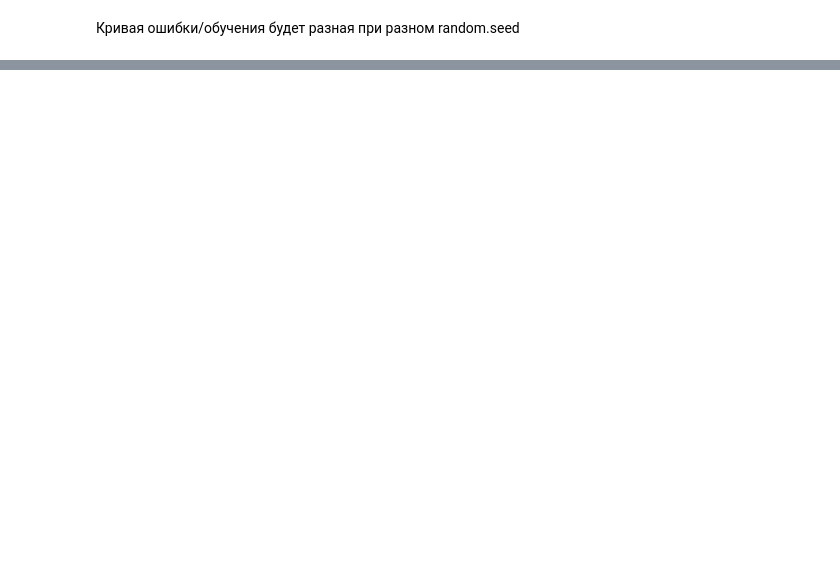
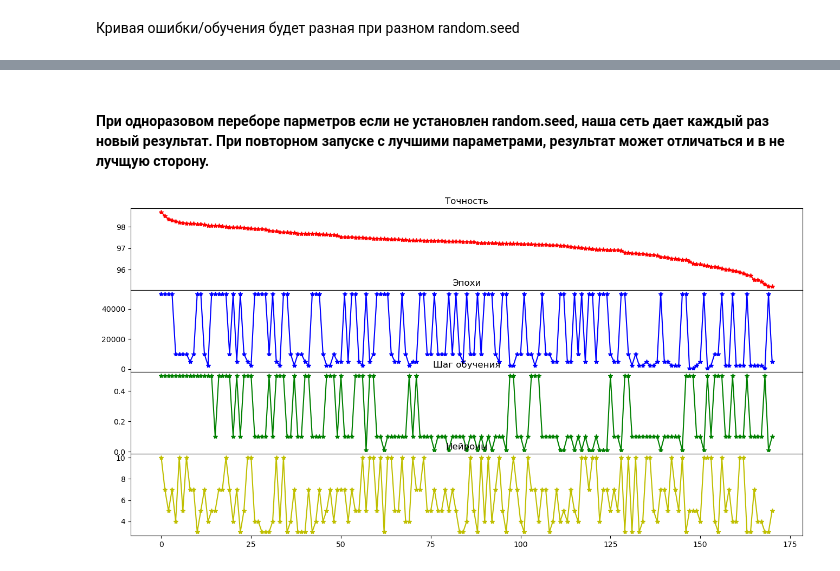
Before and after one commit to achinyaev/neuro_net, a Jupyter notebook: hw01.ipynb, the cells around one changed output, grey strips where cells are left out. Cells and saved outputs as stored; diff of their text form; code cells hidden in the pictures; blank space fills up the shorter version.

```diff
--- a/hw01.ipynb
+++ b/hw01.ipynb
@@ -403,0 +381,43 @@ best_model.run_nn(X_train, y_train, plot_learning_curve=True)
+# %% [markdown]
+#### При одноразовом переборе парметров если не установлен random.seed, наша сеть дает каждый раз новый результат. При повторном запуске с лучшими параметрами, результат может отличаться и в не лучщую сторону.
+# %%
+# отберем лучшие результатты с точностью >95
+list_best = acc.argsort()[-len(acc[acc>95]):][::-1]
+# %%
+x_ = []
+y_a = []
+y_n = []
+y_ep = []
+y_lr = []
+y_f = []
+i=0
+for item in list_best:
+    y_a.append(float(acc[item]))
+    y_n.append(int(params[item][0]))
+    y_ep.append(int(params[item][1]))
+    y_lr.append(float(params[item][2]))
+    y_f.append(params[item][3])
+    x_.append(i)
+    i+=1
+
+plt.figure(figsize=(16,8), dpi=100)
+plt.subplots_adjust(hspace=0)
+ax1 = plt.subplot(4, 1, 1)
+plt.plot(x_,y_a, 'r*-')
+plt.title('Точность')
+
+ax2 = plt.subplot(4, 1, 2,sharex=ax1)
+plt.plot(x_,y_ep,'b*-')
+plt.title('Эпохи')
+
+ax3 = plt.subplot(4, 1, 3,sharex=ax1)
+plt.plot(x_,y_lr,'g*-')
+plt.title('Шаг обучения')
+
+ax4 = plt.subplot(4, 1, 4,sharex=ax1)
+plt.plot(x_,y_n,'y*-')
+plt.title('Нейроны')
+
+plt.show()
+# %% [output]
+[figure, added]
```
Also changed, not shown: parts of 13 cells of this notebook.
